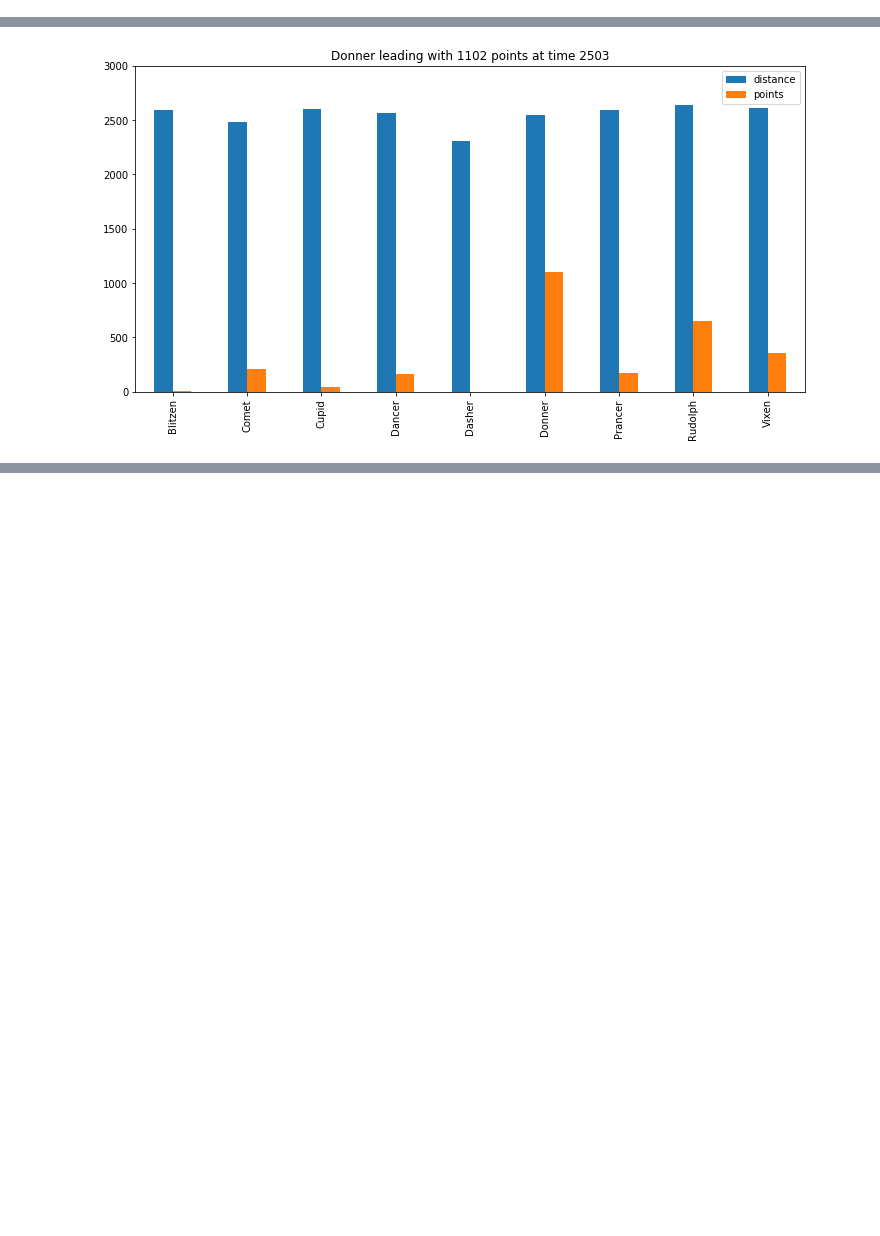
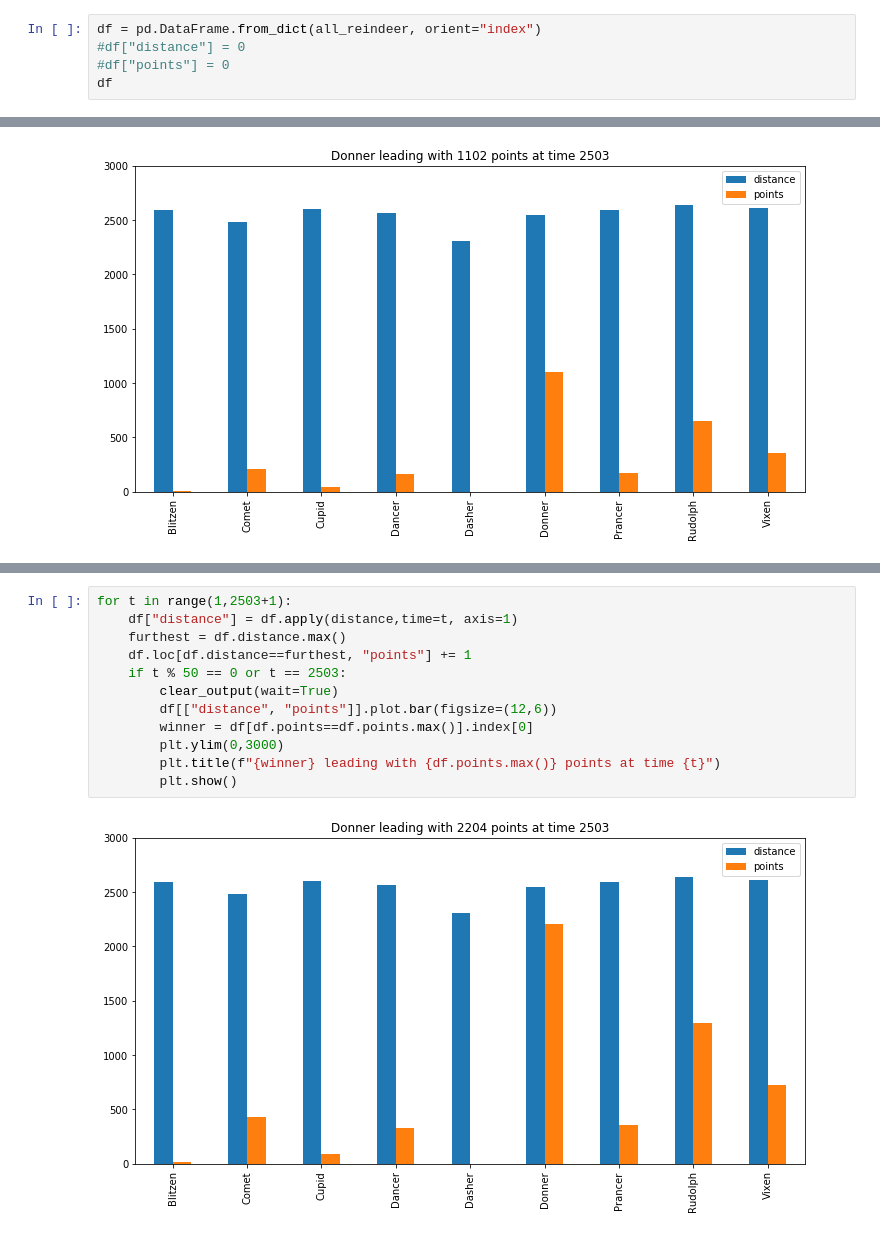
Before and after one commit to khalido/adventofcode, a Jupyter notebook: advent2015/Day 14 Reindeer Olympics.ipynb, the cells around one changed output, grey strips where cells are left out. Saved outputs shown, nothing was run; the diff lists cells and outputs as text; blank space fills up the shorter version.

```diff
--- a/advent2015/Day 14 Reindeer Olympics.ipynb
+++ b/advent2015/Day 14 Reindeer Olympics.ipynb
@@ -154,0 +157,5 @@ So now, I'm going to update each reindeer after each second:
+# %%
+df = pd.DataFrame.from_dict(all_reindeer, orient="index")
+#df["distance"] = 0
+#df["points"] = 0
+df
@@ -170,0 +194,14 @@ now to animate this properly in plotly or using matplotlib.animation
+# %%
+for t in range(1,2503+1):
+    df["distance"] = df.apply(distance,time=t, axis=1)
+    furthest = df.distance.max()
+    df.loc[df.distance==furthest, "points"] += 1
+    if t % 50 == 0 or t == 2503:
+        clear_output(wait=True)
+        df[["distance", "points"]].plot.bar(figsize=(12,6))
+        winner = df[df.points==df.points.max()].index[0]
+        plt.ylim(0,3000)
+        plt.title(f"{winner} leading with {df.points.max()} points at time {t}")
+        plt.show()
+# %% [output]
+[figure, added]
```
Also changed, not shown: parts of 19 cells of this notebook.
